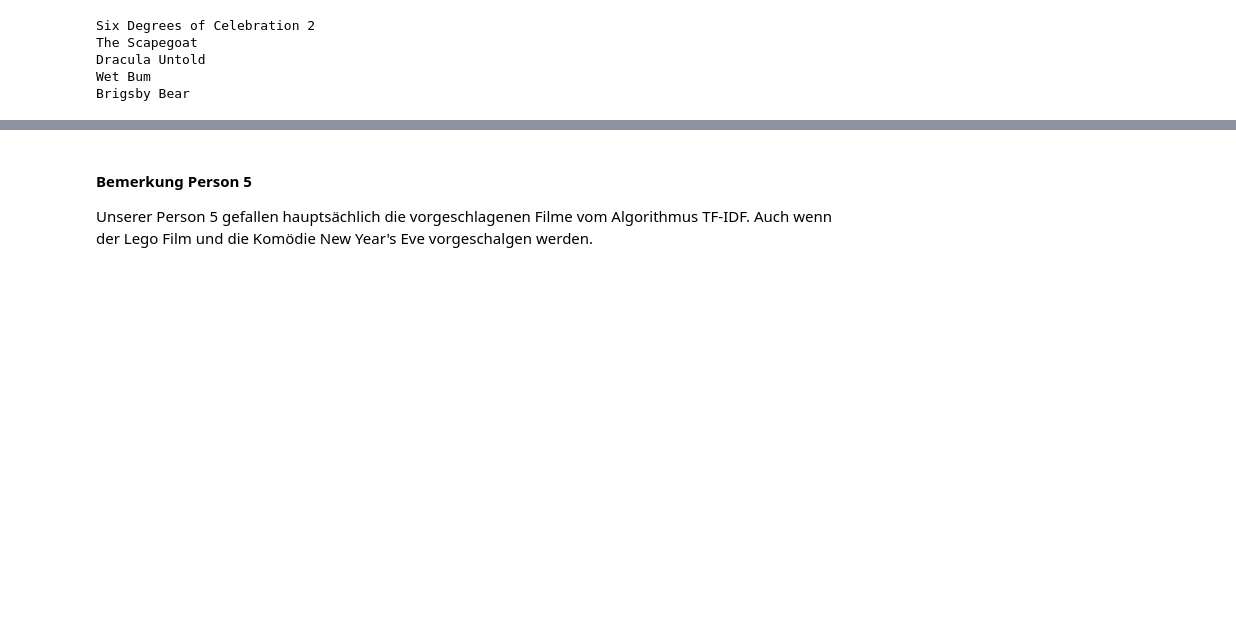
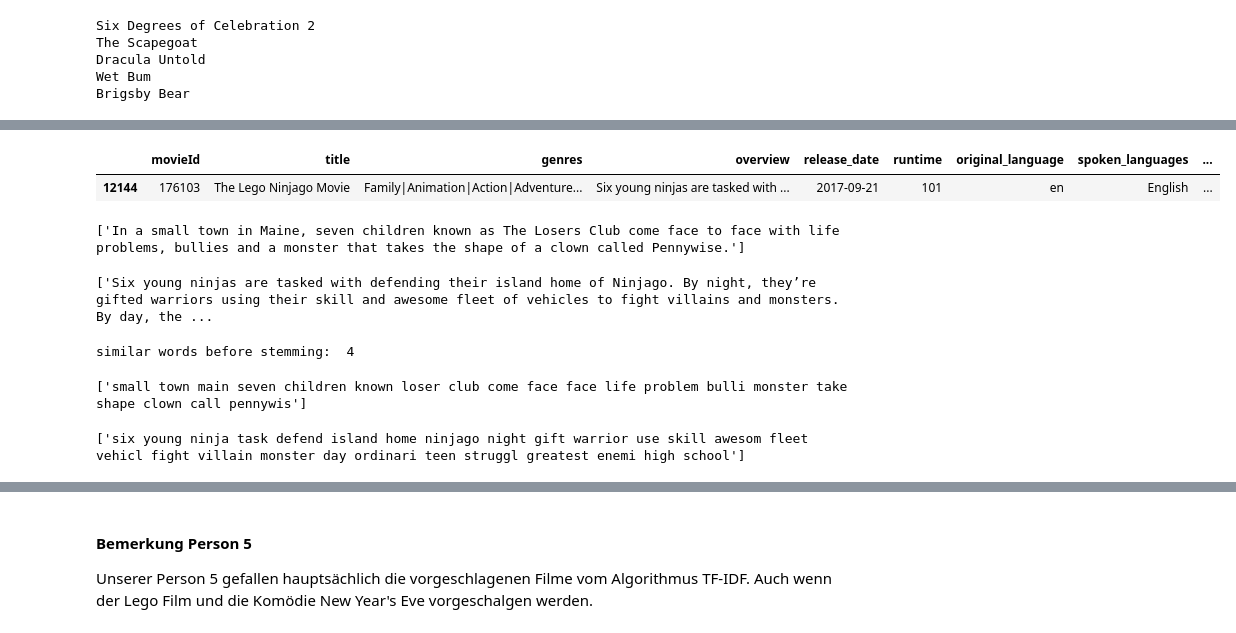
Before and after one commit to Luuzemp14/Cds1_Tinder-4-Movies, a Jupyter notebook: datawrangling.ipynb, the cells around one changed output, grey strips where cells are left out. Cells and saved outputs as stored; diff of their text form; code cells hidden in the pictures; blank space fills up the shorter version.

```diff
--- a/datawrangling.ipynb
+++ b/datawrangling.ipynb
@@ -544,0 +592,44 @@ Brigsby Bear
+# %%
+df_movies[df_movies["title"] == "The Lego Ninjago Movie"]
+# %% [output]
+|  | movieId | title | genres | overview | release_date | runtime | original_language | spoken_languages | ... |
+| 12144 | 176103 | The Lego Ninjago Movie | Family|Animation|Action|Adventure... | Six young ninjas are tasked with ... | 2017-09-21 | 101 | en | English | ... |
+# %%
+# print entire overview of movie "It" without it cutting off
+pd.set_option('display.max_colwidth', None)
+
+it = df_movies[df_movies["title"] == "It"]["overview"].to_list()
+print(it)
+# %% [output]
+['In a small town in Maine, seven children known as The Losers Club come face to face with life problems, bullies and a monster that takes the shape of a clown called Pennywise.']
+# %%
+lego = df_movies[df_movies["title"] == "The Lego Ninjago Movie"]["overview"].to_list()
+print(lego)
+# %% [output]
+['Six young ninjas are tasked with defending their island home of Ninjago. By night, they’re gifted warriors using their skill and awesome fleet of vehicles to fight villains and monsters. By day, the ...
+# %%
+# create a list of the words in the overview of "It"
+it_list = it[0].split()
+
+# create a list of the words in the overview of "The Lego Ninjago Movie"
+lego_list = lego[0].split()
+
+# create a list of the words that are in both overviews
+similar_words = [word for word in it_list if word in lego_list]
+
+# print the amount of similar words
+print("similar words before stemming:", len(similar_words))
+# %% [output]
+similar words before stemming:  4
+# %%
+# stemmed
+
+stemmed_it = df_movies_nlp[df_movies_nlp["title"] == "It"]["overview"].to_list()
+print(stemmed_it)
+# %% [output]
+['small town main seven children known loser club come face face life problem bulli monster take shape clown call pennywis']
+# %%
+stemmed_lego = df_movies_nlp[df_movies_nlp["title"] == "The Lego Ninjago Movie"]["overview"].to_list()
+print(stemmed_lego)
+# %% [output]
+['six young ninja task defend island home ninjago night gift warrior use skill awesom fleet vehicl fight villain monster day ordinari teen struggl greatest enemi high school']
```
Also changed, not shown: parts of 13 cells of this notebook.
